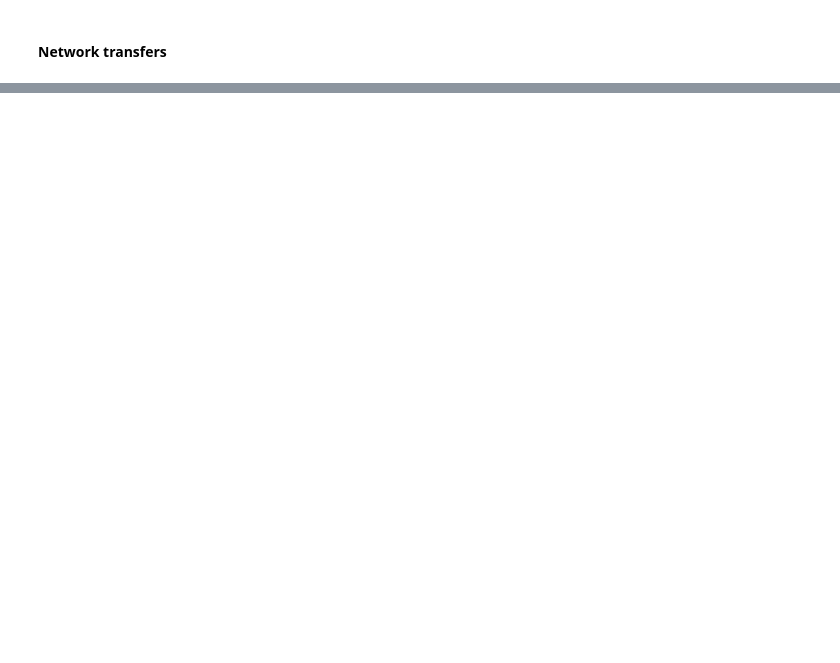
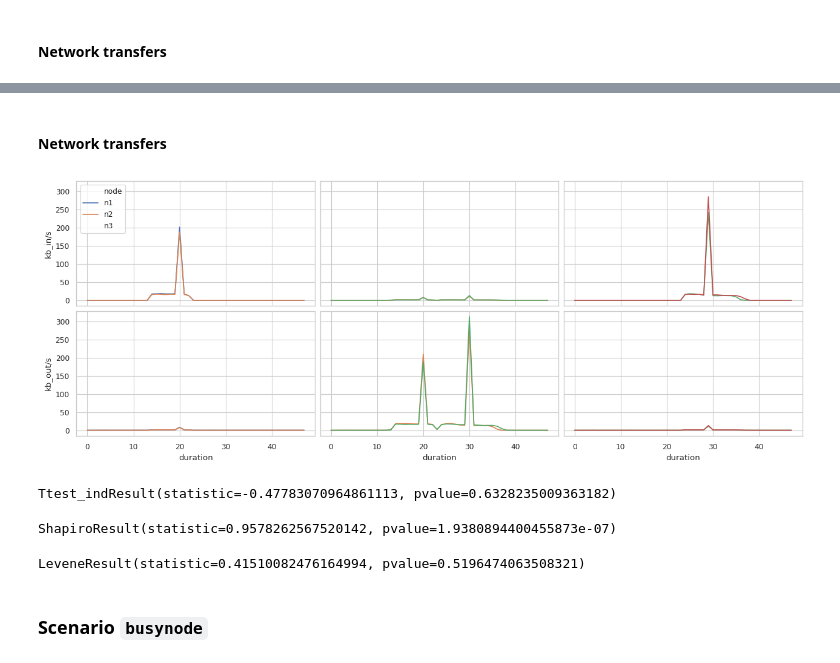
Before and after one commit to teschmitt/monntpy-lab, a Jupyter notebook: EvalInternal.ipynb, the cells around one changed output, grey strips where cells are left out. Saved outputs shown, nothing was run; the diff lists cells and outputs as text; code cells hidden in the pictures; blank space fills up the shorter version.

Commit message:
lots of work on scenarios, adds compression evaluation

```diff
--- a/EvalInternal.ipynb
+++ b/EvalInternal.ipynb
@@ -113,0 +140,43 @@ _ = ax[0][0].legend(current_handles, ["node", "n1", "n2", "n3"], loc="upper left
+# %% [markdown]
+#### Network transfers
+# %%
+reports_nozip_dir = "net-emu/eval/busynode_nozip/multirun-results"
+reports_zip_dir = "net-emu/eval/busynode_zip/multirun-results"
+net_nozip_df = get_network_df(reports_dir=reports_nozip_dir, nodes=nodes)
+net_zip_df = get_network_df(reports_dir=reports_zip_dir, nodes=nodes)
+y_cols = ["kb_in/s", "kb_out/s"]  # , "bytes_total/s"]
+
+fig, ax = plt.subplots(2, 3, figsize=(32*cm, 12*cm), constrained_layout=True, sharey=True, sharex=True)
+for i, y_col in enumerate(y_cols):
+    for j, n in enumerate(nodes):
+        sns.lineplot(
+            data=net_nozip_df[(net_nozip_df["iface_name"] == "total") & (net_nozip_df["node"] == n)],
+            x="duration", y=y_col, color=sns.color_palette()[j], ax=ax[i][j], errorbar=None)
+        sns.lineplot(
+            data=net_zip_df[(net_zip_df["iface_name"] == "total") & (net_zip_df["node"] == n)],
+            x="duration", y=y_col, color=sns.color_palette()[j], ax=ax[i][j], errorbar=None)
+
+# _ = ax[0][0].legend(current_handles, ["node", "n1", "n2", "n3"], loc="upper left")
+# %% [output]
+[figure, added]
+# %%
+import scipy.stats as stats
+# https://www.pythonfordatascience.org/independent-samples-t-test-python/
+
+busy_cpu_nozip = pidstat_nozip_df[(pidstat_nozip_df["duration"] >= 3) & (pidstat_nozip_df["duration"] <= 35)]["%CPU"]
+busy_cpu_zip = pidstat_zip_df[(pidstat_zip_df["duration"] >= 3) & (pidstat_zip_df["duration"] <= 35)]["%CPU"]
+stats.ttest_ind(busy_cpu_nozip, busy_cpu_zip)
+# %% [output]
+Ttest_indResult(statistic=-0.47783070964861113, pvalue=0.6328235009363182)
+# %%
+# sampling distribution is normally distributed --- Test significant -> sampling distribution is NOT normally distributed
+stats.shapiro(busy_cpu_nozip - busy_cpu_zip)
+# %% [output]
+ShapiroResult(statistic=0.9578262567520142, pvalue=1.9380894400455873e-07)
+# %%
+# One of the assumptions is that both groups have equal variances --- Test significant -> different amount of variation
+stats.levene(busy_cpu_nozip, busy_cpu_zip, center= 'mean')
+# %% [output]
+LeveneResult(statistic=0.41510082476164994, pvalue=0.5196474063508321)
+# %% [markdown]
+### Scenario `busynode`
```
Also changed, not shown: parts of 16 cells of this notebook, 31 other files.
